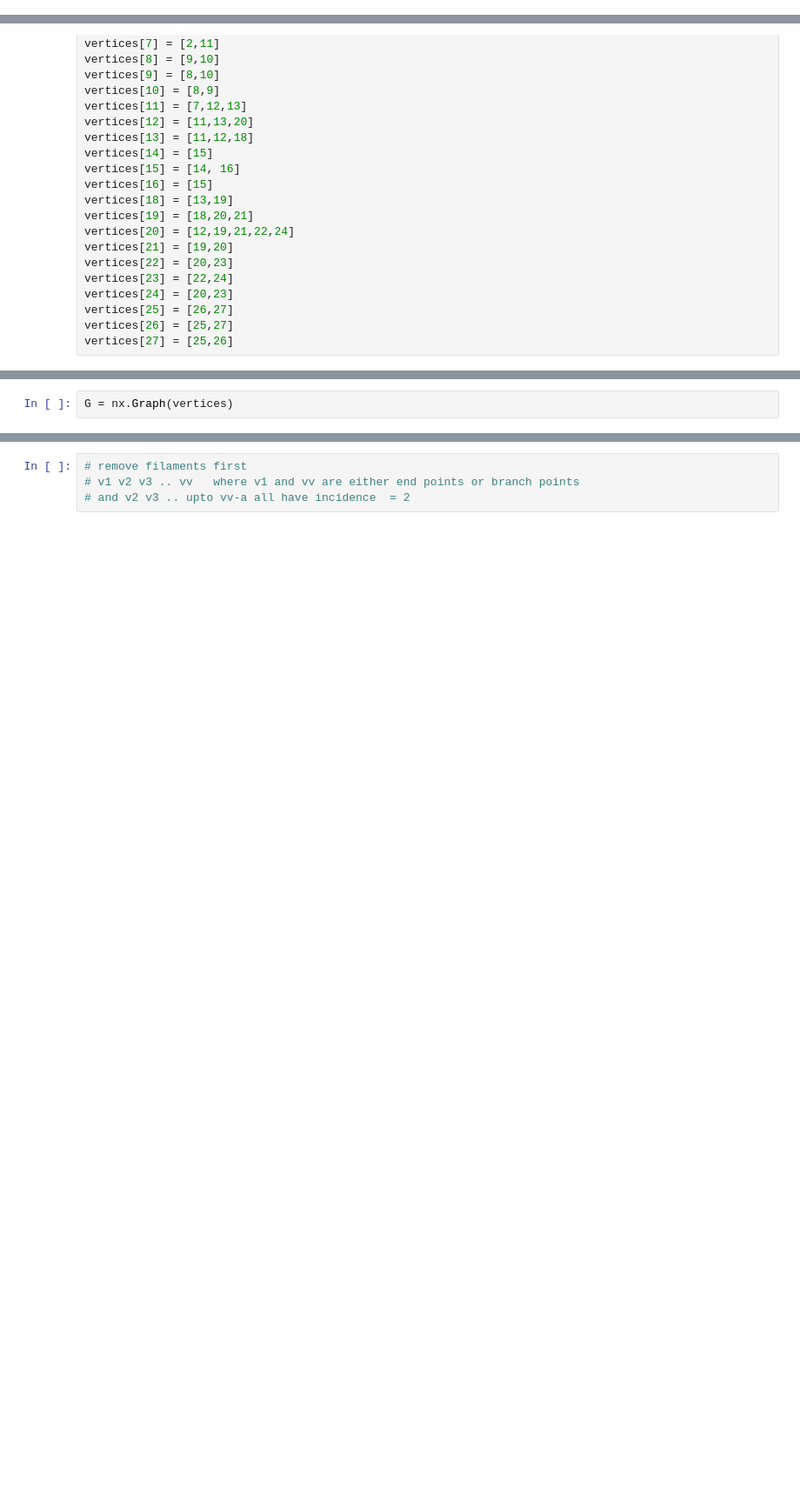
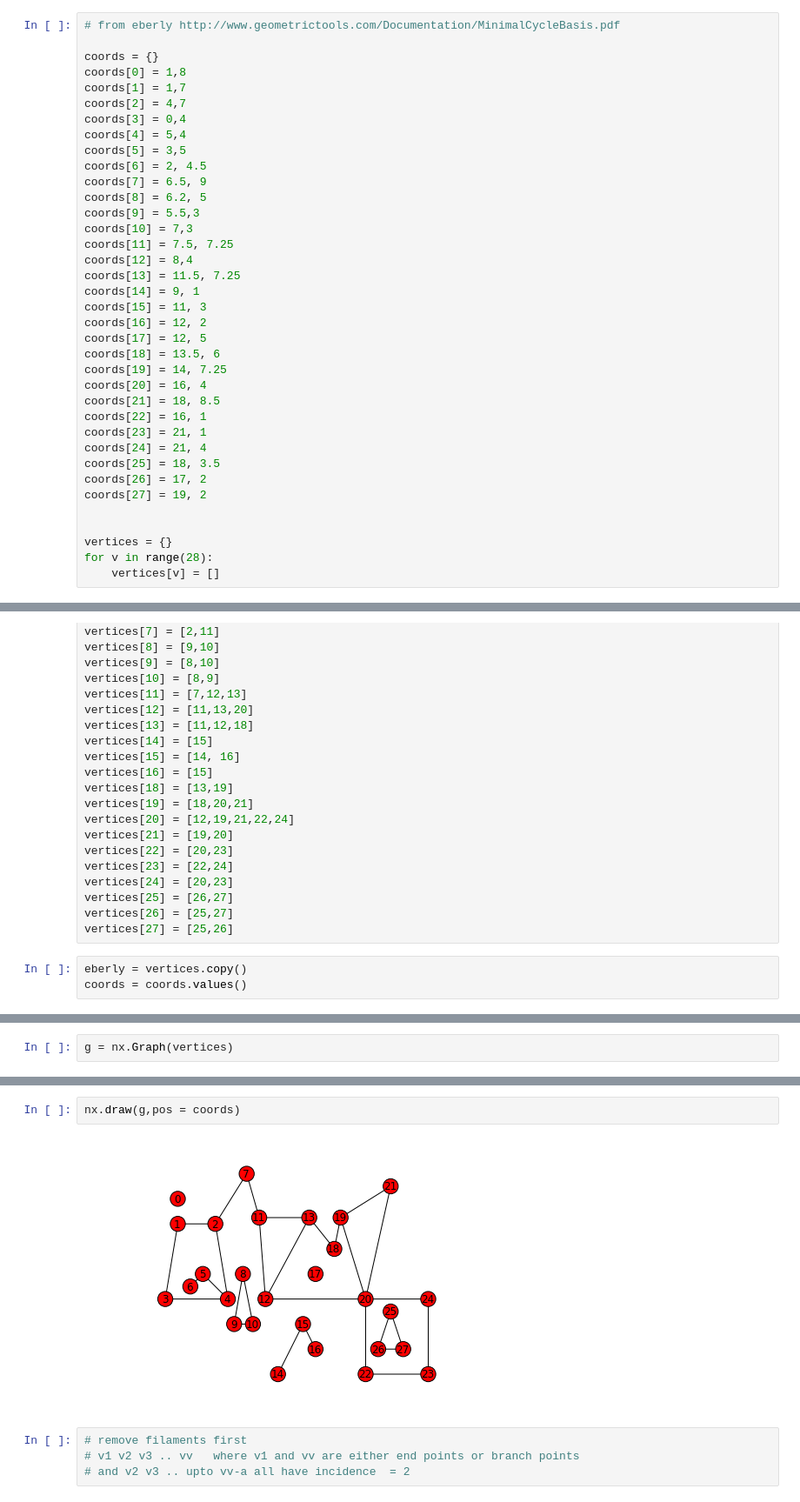
Before and after one commit to pysal/pysal, a Jupyter notebook: pysal/network/faces.ipynb, the cells around one changed output, grey strips where cells are left out. Shown at 87% size. Cells and saved outputs as stored; diff of their text form; blank space fills up the shorter version.

Commit message:
wed from minimum cycle basis

```diff
--- a/pysal/network/faces.ipynb
+++ b/pysal/network/faces.ipynb
@@ -9,3 +7,40 @@ for v in range(28):
+# %%
+# from eberly http://www.geometrictools.com/Documentation/MinimalCycleBasis.pdf
+
+coords = {}
+coords[0] = 1,8
+coords[1] = 1,7
+coords[2] = 4,7
+coords[3] = 0,4
+coords[4] = 5,4
+coords[5] = 3,5
+coords[6] = 2, 4.5
+coords[7] = 6.5, 9
+coords[8] = 6.2, 5
+coords[9] = 5.5,3
+coords[10] = 7,3
+coords[11] = 7.5, 7.25
+coords[12] = 8,4
+coords[13] = 11.5, 7.25
+coords[14] = 9, 1
+coords[15] = 11, 3
+coords[16] = 12, 2
+coords[17] = 12, 5
+coords[18] = 13.5, 6
+coords[19] = 14, 7.25
+coords[20] = 16, 4
+coords[21] = 18, 8.5
+coords[22] = 16, 1
+coords[23] = 21, 1
+coords[24] = 21, 4
+coords[25] = 18, 3.5
+coords[26] = 17, 2
+coords[27] = 19, 2
+
+
+vertices = {}
+for v in range(28):
+    vertices[v] = []
 # %%
 vertices[1] = [2,3]
 vertices[2] = [1,4,7]
@@ -33,3 +68,6 @@ vertices[24] = [20,23]
 vertices[25] = [26,27]
 vertices[26] = [25,27]
 vertices[27] = [25,26]
+# %%
+eberly = vertices.copy()
+coords = coords.values()
@@ -36,2 +94,2 @@ vertices[27] = [25,26]
 # %%
-G = nx.Graph(vertices)
+g = nx.Graph(vertices)
@@ -82,3 +96,7 @@ sps
+# %%
+nx.draw(g,pos = coords)
+# %% [output]
+[figure, added]
 # %%
 # remove filaments first
 # v1 v2 v3 .. vv   where v1 and vv are either end points or branch points
```
Also changed, not shown: parts of 44 cells of this notebook.
